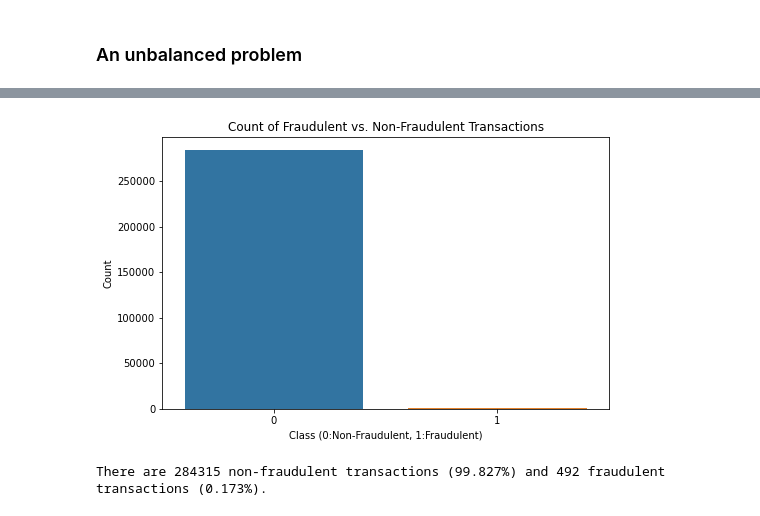
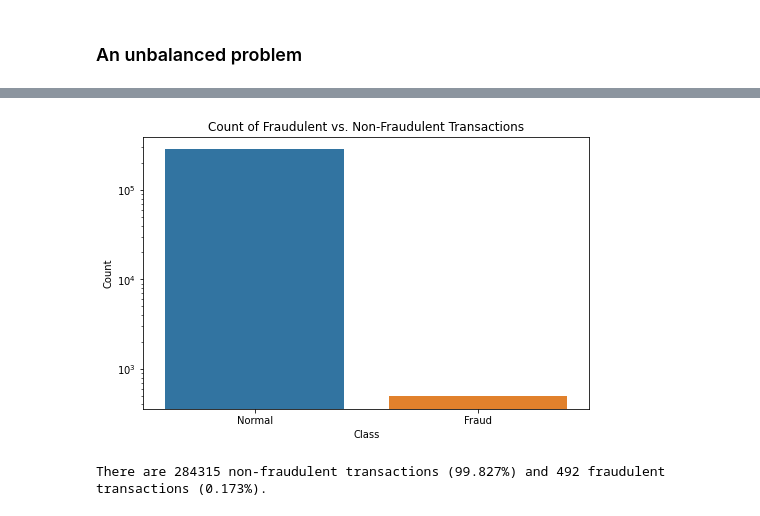
Before and after one commit to LotfiKobrosly/Credit_card_fraud, a Jupyter notebook: Credit_Card_Fraud_Detection.ipynb, the cells around one changed output, grey strips where cells are left out. Cells and saved outputs as stored; diff of their text form; code cells hidden in the pictures.

```diff
--- a/Credit_Card_Fraud_Detection.ipynb
+++ b/Credit_Card_Fraud_Detection.ipynb
@@ -142,13 +131,15 @@ Text(0, 0.5, 'Counts')
 # %%
 counts = df.Class.value_counts()
 plt.figure(figsize=(8,5))
 sns.barplot(counts.index, counts)
 plt.title('Count of Fraudulent vs. Non-Fraudulent Transactions')
 plt.ylabel('Count')
-plt.xlabel('Class (0:Non-Fraudulent, 1:Fraudulent)')
+plt.xlabel('Class')
+plt.xticks(range(2), ['Normal', 'Fraud'])
+plt.yscale('log')
 plt.show()
 # %% [output]
-[figure, old version]
+[figure, new version]
 # %%
 print('There are {} non-fraudulent transactions ({:.3f}%) and {} fraudulent transactions ({:.3f}%).'.format(counts[0], counts[0] * 100 / df.shape[0], counts[1], counts[1] * 100 / df.shape[0]))
 # %% [output]
```
Also changed, not shown: parts of 3 cells of this notebook.
